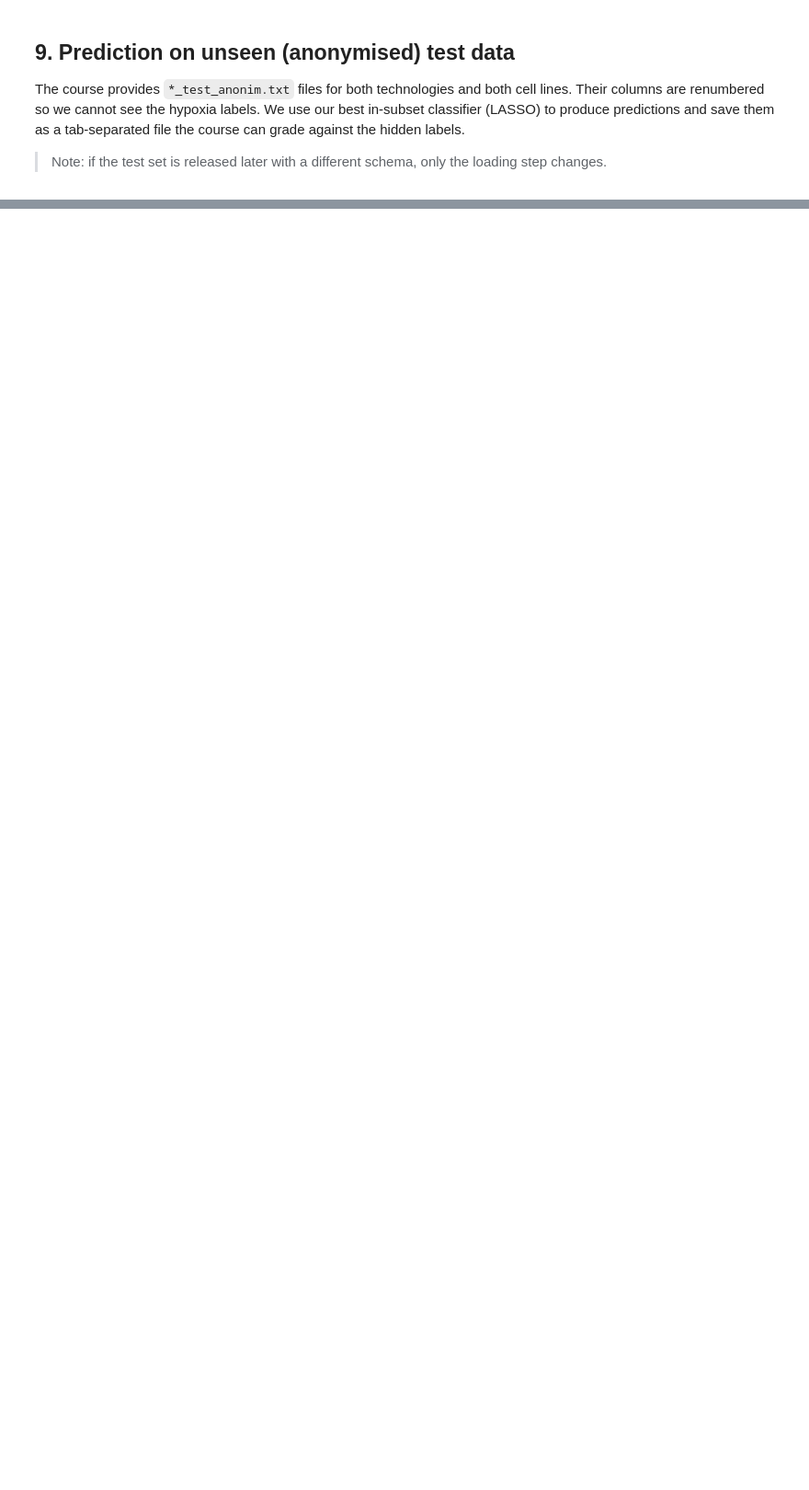
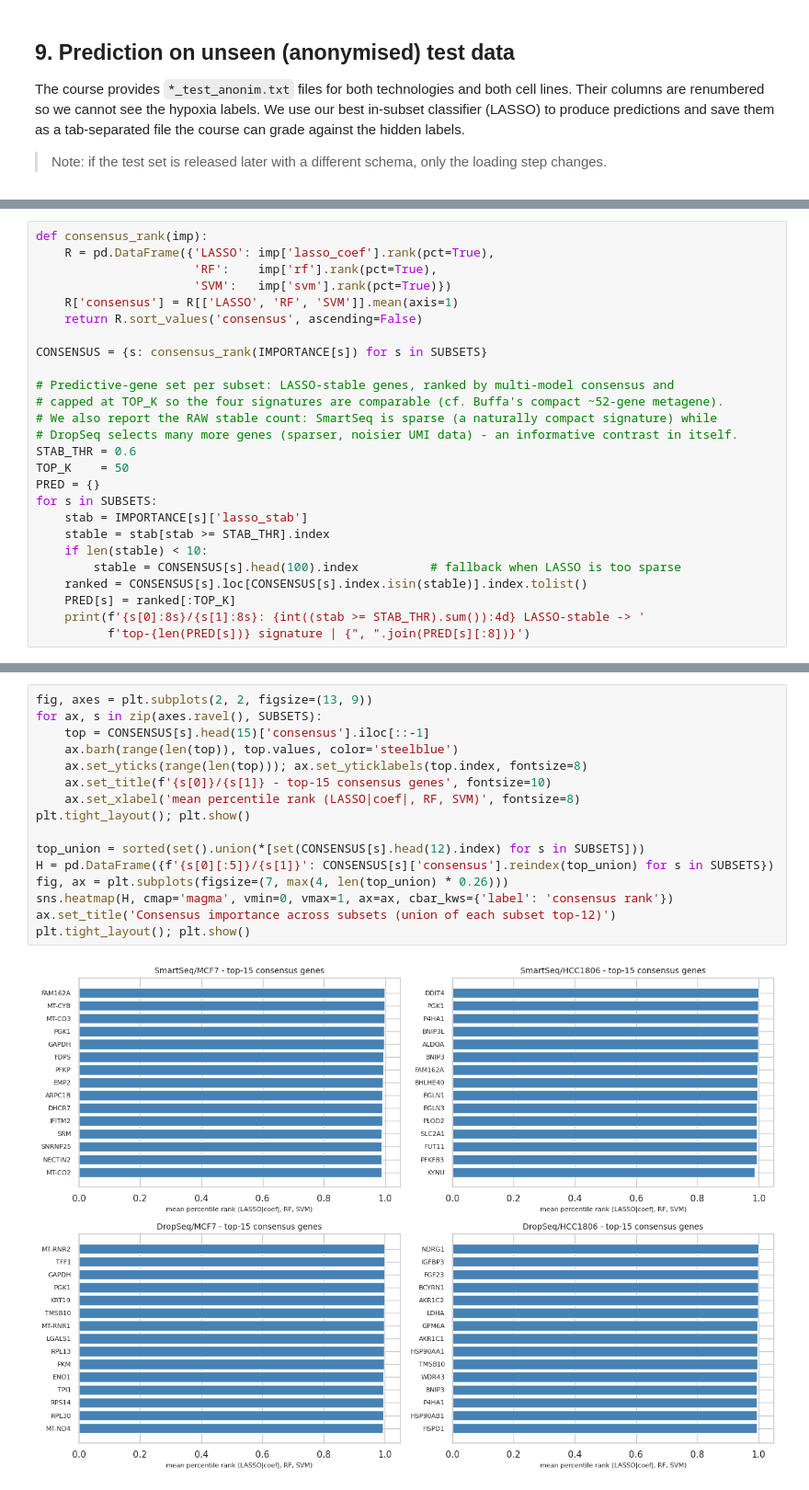
Before and after one commit to Hugo132645/ai-lab-gene-expression, a Jupyter notebook: notebooks/ai_lab_report_final.ipynb, the cells around one changed output, grey strips where cells are left out. Shown at 92% size. Cells and saved outputs as stored; diff of their text form; blank space fills up the shorter version.

```diff
--- a/notebooks/ai_lab_report_final.ipynb
+++ b/notebooks/ai_lab_report_final.ipynb
@@ -1093,0 +1166,26 @@ Expected take-aways, given the literature and the course slides:
+# %%
+def consensus_rank(imp):
+    R = pd.DataFrame({'LASSO': imp['lasso_coef'].rank(pct=True),
+                      'RF':    imp['rf'].rank(pct=True),
+                      'SVM':   imp['svm'].rank(pct=True)})
+    R['consensus'] = R[['LASSO', 'RF', 'SVM']].mean(axis=1)
+    return R.sort_values('consensus', ascending=False)
+
+CONSENSUS = {s: consensus_rank(IMPORTANCE[s]) for s in SUBSETS}
+
+# Predictive-gene set per subset: LASSO-stable genes, ranked by multi-model consensus and
+# capped at TOP_K so the four signatures are comparable (cf. Buffa's compact ~52-gene metagene).
+# We also report the RAW stable count: SmartSeq is sparse (a naturally compact signature) while
+# DropSeq selects many more genes (sparser, noisier UMI data) - an informative contrast in itself.
+STAB_THR = 0.6
+TOP_K    = 50
+PRED = {}
+for s in SUBSETS:
+    stab = IMPORTANCE[s]['lasso_stab']
+    stable = stab[stab >= STAB_THR].index
+    if len(stable) < 10:
+        stable = CONSENSUS[s].head(100).index          # fallback when LASSO is too sparse
+    ranked = CONSENSUS[s].loc[CONSENSUS[s].index.isin(stable)].index.tolist()
+    PRED[s] = ranked[:TOP_K]
+    print(f'{s[0]:8s}/{s[1]:8s}: {int((stab >= STAB_THR).sum()):4d} LASSO-stable -> '
+          f'top-{len(PRED[s])} signature | {", ".join(PRED[s][:8])}')
@@ -1093,0 +1197,18 @@ Expected take-aways, given the literature and the course slides:
+# %%
+fig, axes = plt.subplots(2, 2, figsize=(13, 9))
+for ax, s in zip(axes.ravel(), SUBSETS):
+    top = CONSENSUS[s].head(15)['consensus'].iloc[::-1]
+    ax.barh(range(len(top)), top.values, color='steelblue')
+    ax.set_yticks(range(len(top))); ax.set_yticklabels(top.index, fontsize=8)
+    ax.set_title(f'{s[0]}/{s[1]} - top-15 consensus genes', fontsize=10)
+    ax.set_xlabel('mean percentile rank (LASSO|coef|, RF, SVM)', fontsize=8)
+plt.tight_layout(); plt.show()
+
+top_union = sorted(set().union(*[set(CONSENSUS[s].head(12).index) for s in SUBSETS]))
+H = pd.DataFrame({f'{s[0][:5]}/{s[1]}': CONSENSUS[s]['consensus'].reindex(top_union) for s in SUBSETS})
+fig, ax = plt.subplots(figsize=(7, max(4, len(top_union) * 0.26)))
+sns.heatmap(H, cmap='magma', vmin=0, vmax=1, ax=ax, cbar_kws={'label': 'consensus rank'})
+ax.set_title('Consensus importance across subsets (union of each subset top-12)')
+plt.tight_layout(); plt.show()
+# %% [output]
+[figure, added]
```
Also changed, not shown: parts of 35 cells of this notebook, 1 other file.
